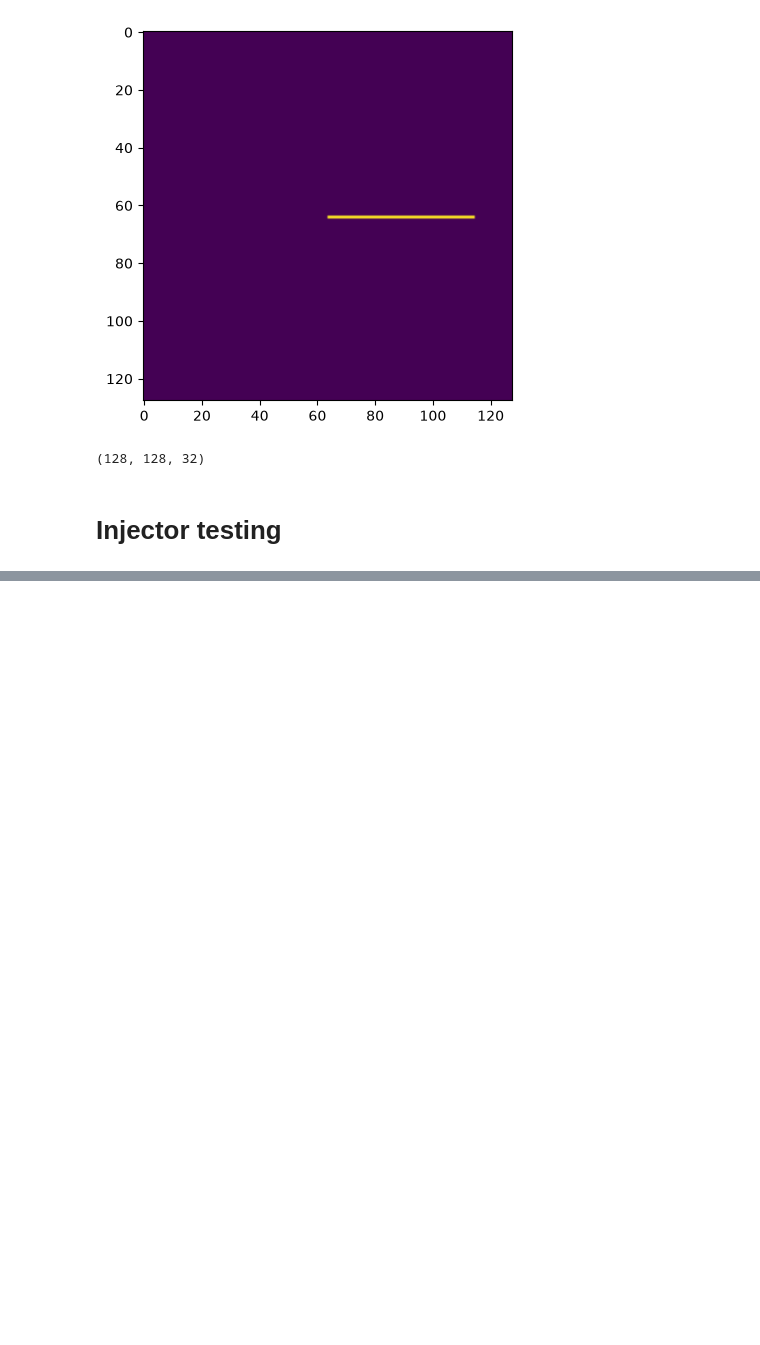
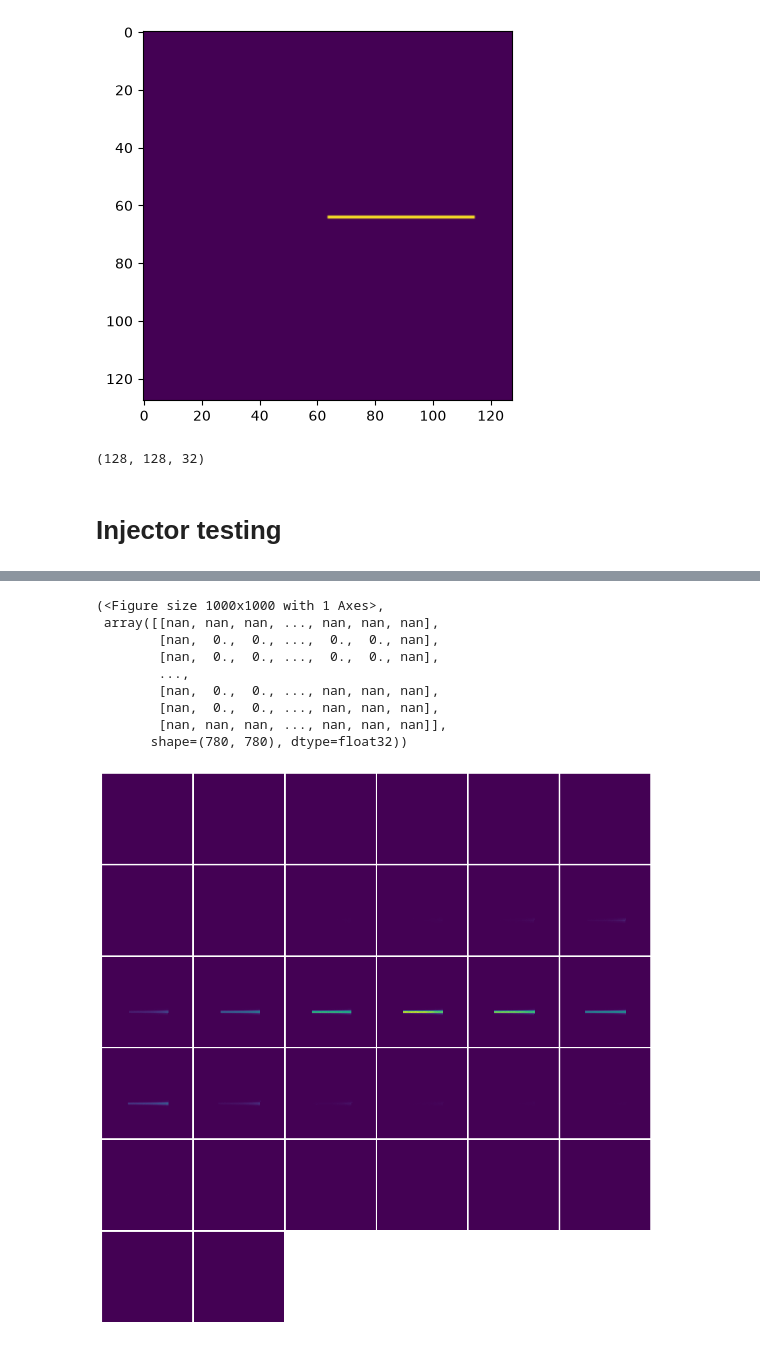
Before and after one commit to Dudgit/nr_dose, a Jupyter notebook: notebooks/atlas.ipynb, the cells around one changed output, grey strips where cells are left out. Saved outputs shown, nothing was run; the diff lists cells and outputs as text; code cells hidden in the pictures; blank space fills up the shorter version.

```diff
--- a/notebooks/atlas.ipynb
+++ b/notebooks/atlas.ipynb
@@ -1071,0 +1011,13 @@ plt.imshow(data['gt_dose'][0,:,:,16], cmap='hot')
+# %%
+matshow3d(batch['gt_dose'][0],frame_dim = -1 )
+# %% [output]
+(<Figure size 1000x1000 with 1 Axes>,
+ array([[nan, nan, nan, ..., nan, nan, nan],
+        [nan,  0.,  0., ...,  0.,  0., nan],
+        [nan,  0.,  0., ...,  0.,  0., nan],
+        ...,
+        [nan,  0.,  0., ..., nan, nan, nan],
+        [nan,  0.,  0., ..., nan, nan, nan],
+        [nan, nan, nan, ..., nan, nan, nan]],
+       shape=(780, 780), dtype=float32))
+[figure, added]
```
Also changed, not shown: parts of 23 cells of this notebook, 6 other files.
